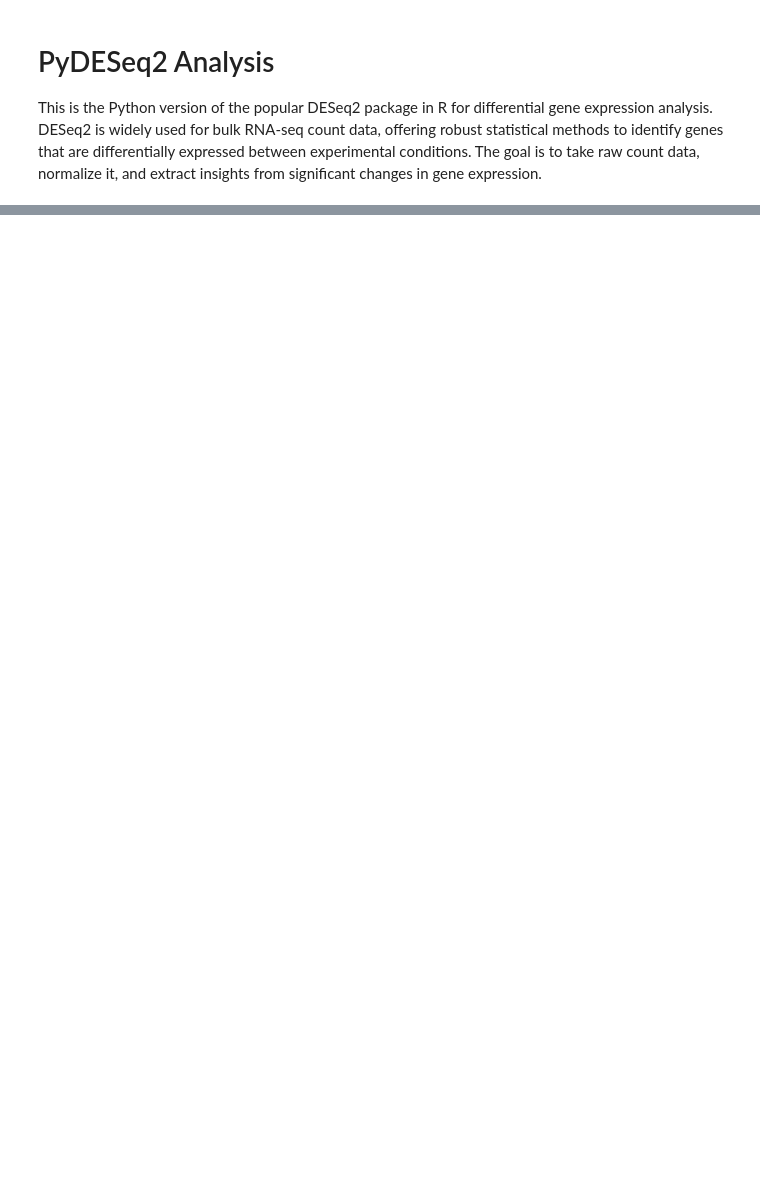
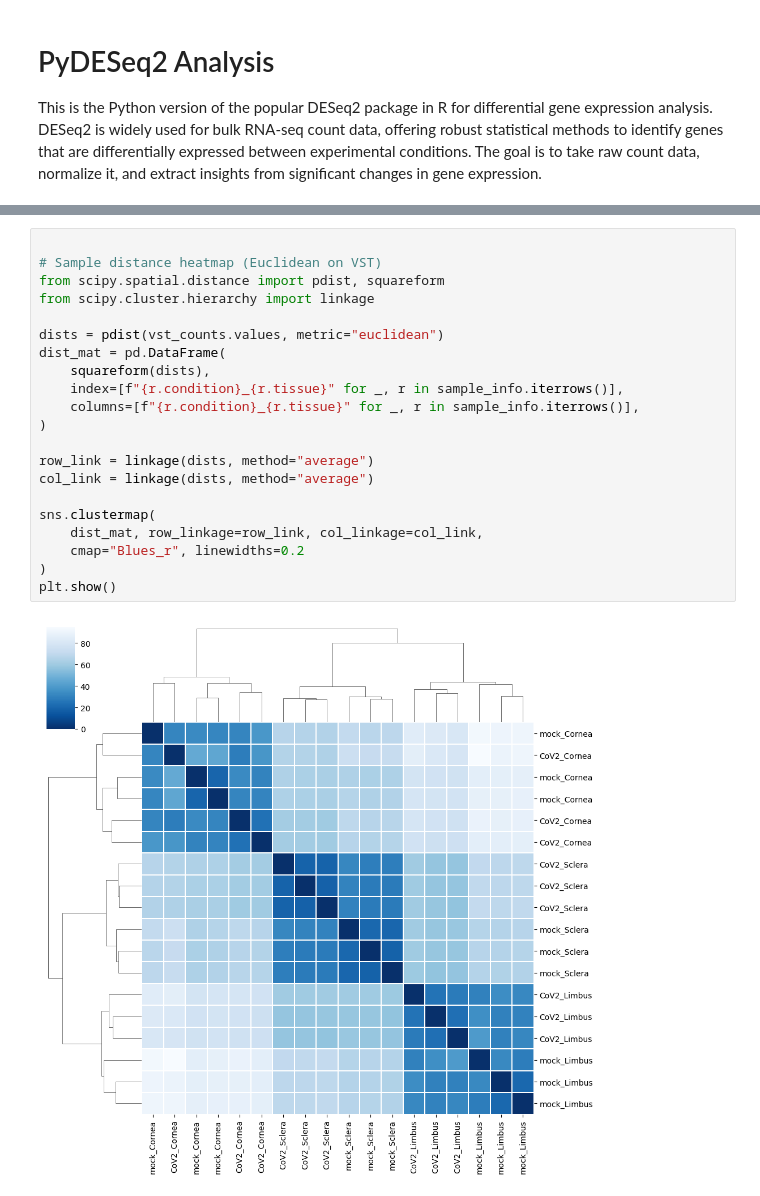
Before and after one commit to meshik/bioinformatics-code-hub, a Jupyter notebook: transcriptomics/bulk/DESeq2/py.ipynb, the cells around one changed output, grey strips where cells are left out. Cells and saved outputs as stored; diff of their text form; blank space fills up the shorter version.

```diff
--- a/transcriptomics/bulk/DESeq2/py.ipynb
+++ b/transcriptomics/bulk/DESeq2/py.ipynb
@@ -25,0 +170,23 @@ counts.head()
+# %%
+
+# Sample distance heatmap (Euclidean on VST)
+from scipy.spatial.distance import pdist, squareform
+from scipy.cluster.hierarchy import linkage
+
+dists = pdist(vst_counts.values, metric="euclidean")
+dist_mat = pd.DataFrame(
+    squareform(dists),
+    index=[f"{r.condition}_{r.tissue}" for _, r in sample_info.iterrows()],
+    columns=[f"{r.condition}_{r.tissue}" for _, r in sample_info.iterrows()],
+)
+
+row_link = linkage(dists, method="average")
+col_link = linkage(dists, method="average")
+
+sns.clustermap(
+    dist_mat, row_linkage=row_link, col_linkage=col_link,
+    cmap="Blues_r", linewidths=0.2
+)
+plt.show()
+# %% [output]
+[figure, added]
```
Also changed, not shown: parts of 5 cells of this notebook.
